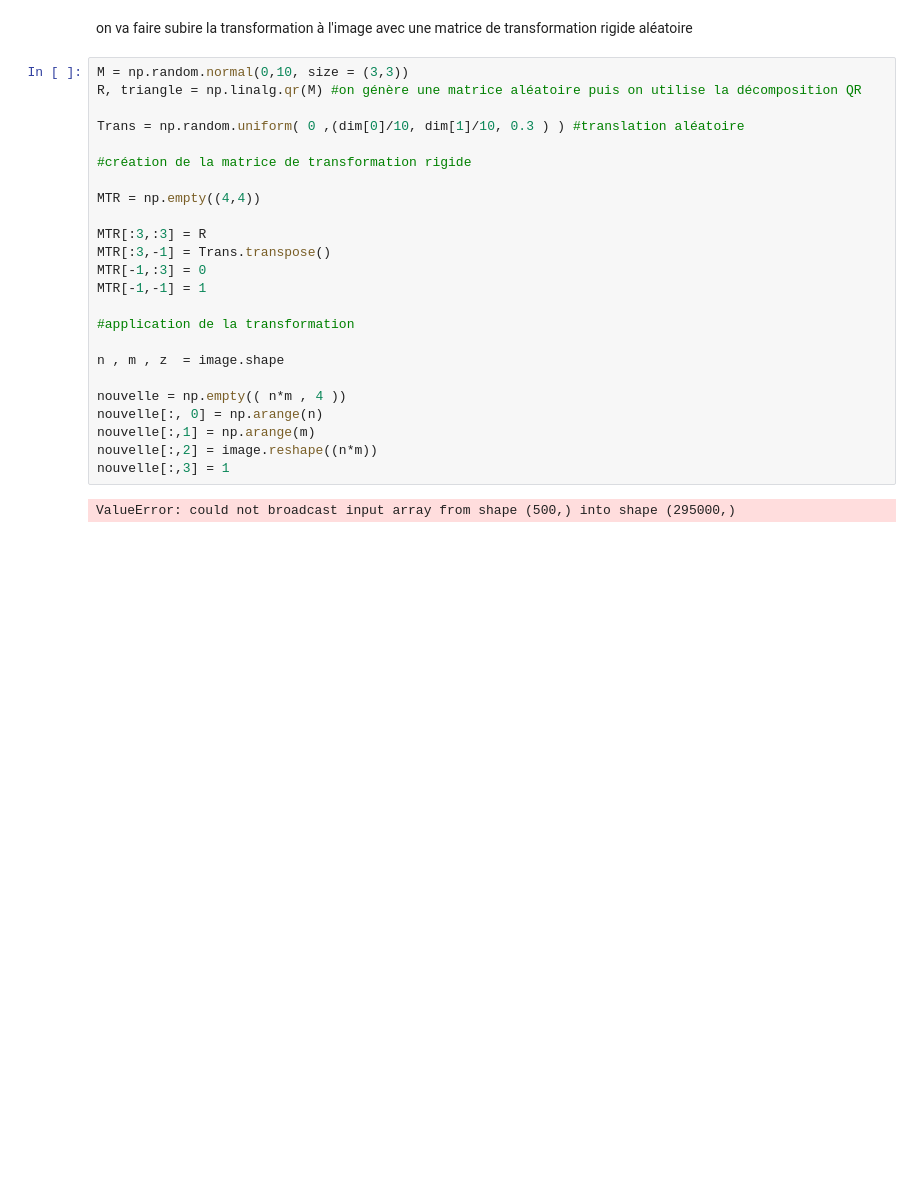
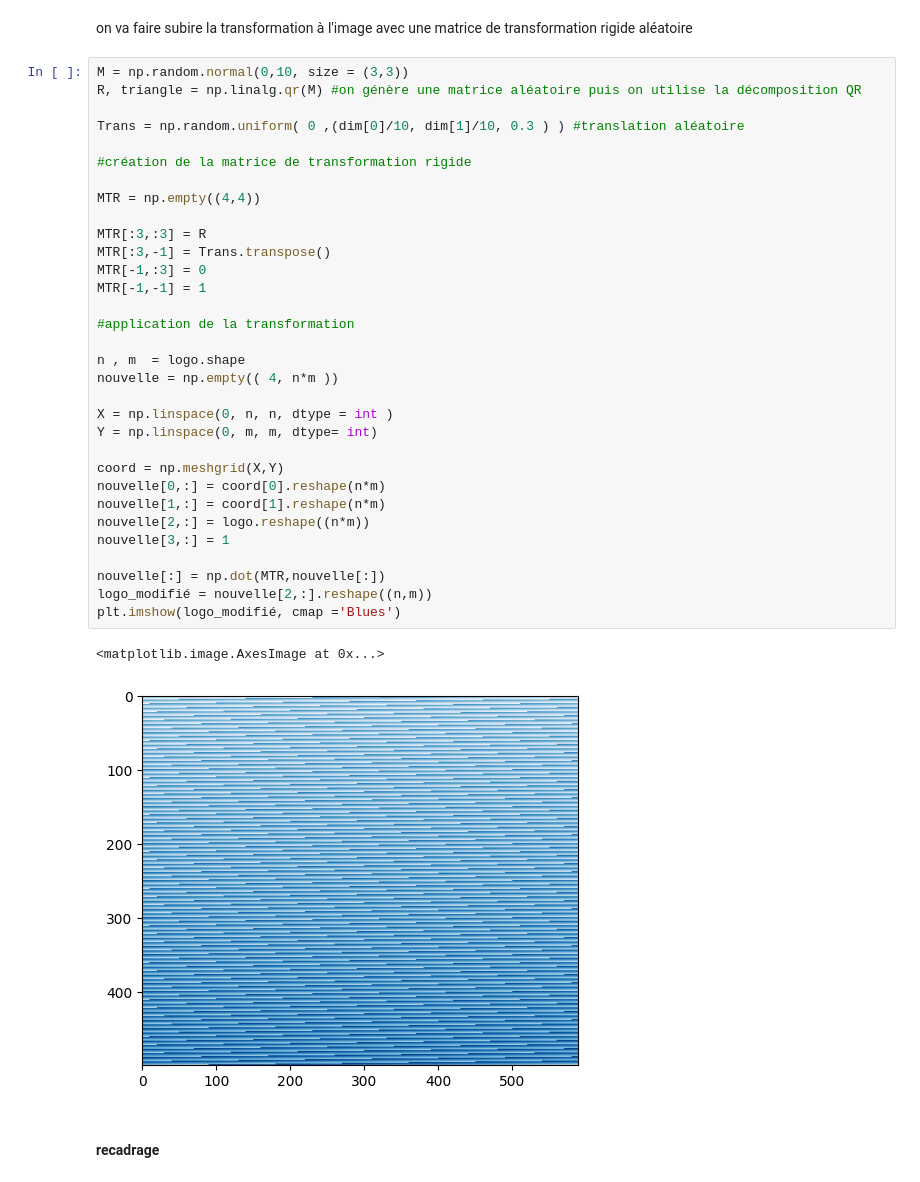
Before and after one commit to Fibo72/projet-12-Computer-vision-Recadrage-d-images, a Jupyter notebook: Thibault/theorie.ipynb, the cells around one changed output. Cells and saved outputs as stored; diff of their text form; blank space fills up the shorter version.

Commit message:
elle est cheloue cette image

```diff
--- a/Thibault/theorie.ipynb
+++ b/Thibault/theorie.ipynb
@@ -353,26 +358,37 @@ on va faire subire la transformation à l'image  avec une matrice de transformat
 # %%
 M = np.random.normal(0,10, size = (3,3))
 R, triangle = np.linalg.qr(M) #on génère une matrice aléatoire puis on utilise la décomposition QR
 
 Trans = np.random.uniform( 0 ,(dim[0]/10, dim[1]/10, 0.3 ) ) #translation aléatoire
 
 #création de la matrice de transformation rigide
 
 MTR = np.empty((4,4))
 
 MTR[:3,:3] = R
 MTR[:3,-1] = Trans.transpose()
 MTR[-1,:3] = 0
 MTR[-1,-1] = 1
 
 #application de la transformation
 
-n , m , z  = image.shape
+n , m  = logo.shape
+nouvelle = np.empty(( 4, n*m ))
 
-nouvelle = np.empty(( n*m , 4 ))
-nouvelle[:, 0] = np.arange(n)
-nouvelle[:,1] = np.arange(m)
-nouvelle[:,2] = image.reshape((n*m))
-nouvelle[:,3] = 1
+X = np.linspace(0, n, n, dtype = int )
+Y = np.linspace(0, m, m, dtype= int)
+
+coord = np.meshgrid(X,Y)
+nouvelle[0,:] = coord[0].reshape(n*m)
+nouvelle[1,:] = coord[1].reshape(n*m)
+nouvelle[2,:] = logo.reshape((n*m))
+nouvelle[3,:] = 1
+
+nouvelle[:] = np.dot(MTR,nouvelle[:])
+logo_modifié = nouvelle[2,:].reshape((n,m))
+plt.imshow(logo_modifié, cmap ='Blues')
 # %% [output]
-ValueError: could not broadcast input array from shape (500,) into shape (295000,)
+<matplotlib.image.AxesImage at 0x...>
+[figure, added]
+# %% [markdown]
+#### recadrage
```
Also changed, not shown: parts of 3 cells of this notebook.
